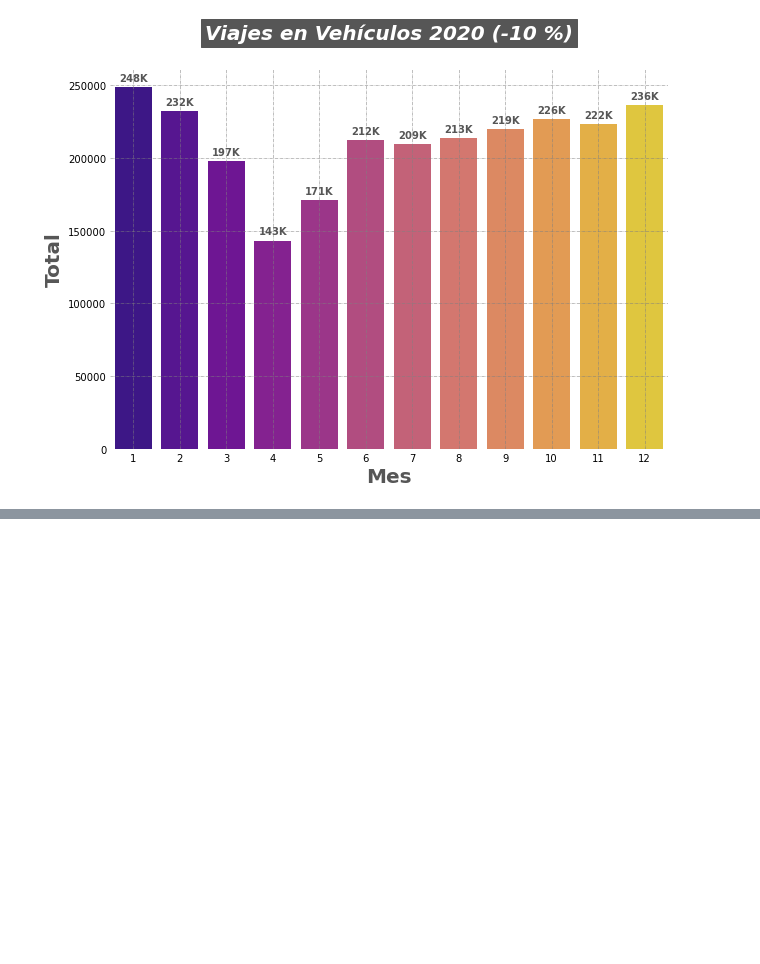
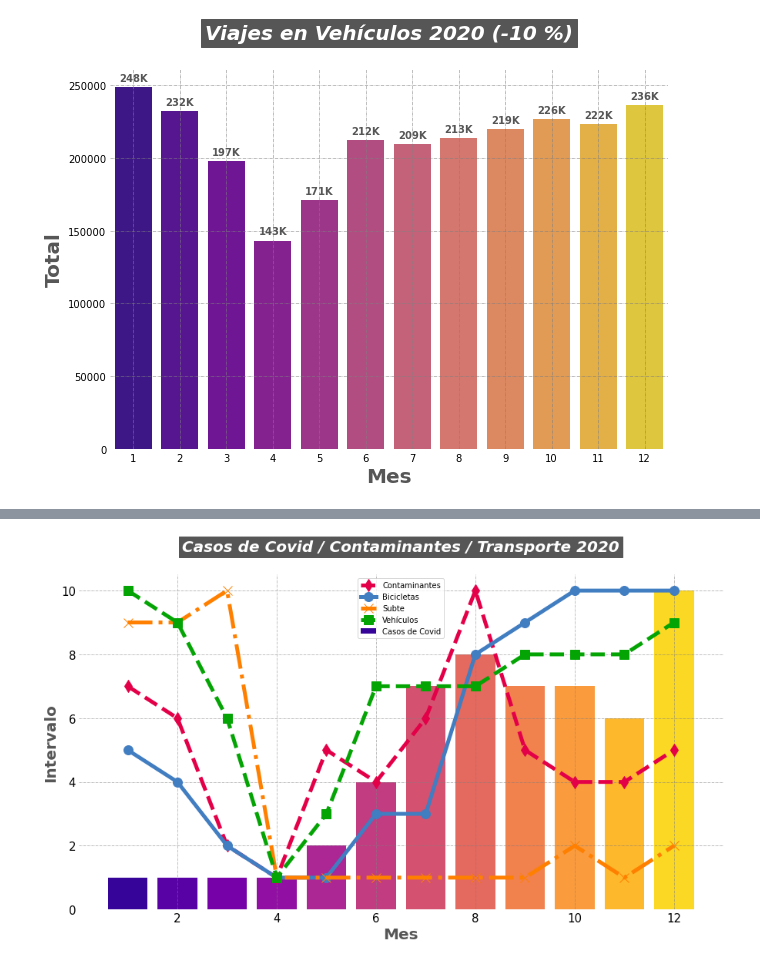
Before and after one commit to fernandorgonzalez/cursos-eant-python_data_analytics-proyecto, a Jupyter notebook: pda-lm-n-294-1.ipynb, the cells around one changed output, grey strips where cells are left out. Saved outputs shown, nothing was run; the diff lists cells and outputs as text; code cells hidden in the pictures; blank space fills up the shorter version.

Commit message:
Actualizando gráfico de comparación

```diff
--- a/pda-lm-n-294-1.ipynb
+++ b/pda-lm-n-294-1.ipynb
@@ -360,0 +363,35 @@ plt.show()
+# %%
+#Otra Alternativa
+#Visualización de la comparación entre los Casos de Covid, Contaminantes y Viajes en Tranporte
+plt.figure(figsize=(15,8))
+
+#Estilo de la gráfica
+plt.style.use('fast')
+
+#Casos de Covid: generación de Barplot
+plt.bar(df_covid.Mes,df_covid.Intervalo,color = paleta_comparacion ,label='Casos de Covid')
+
+#Contaminantes: generación de Lineplot
+plt.plot(df_contaminantes.Mes,df_contaminantes.Intervalo,color='#E30049',linestyle='--',marker='d',markersize=12,linewidth=5,label='Contaminantes')
+
+#Bicicletas: generación de Lineplot
+plt.plot(df_bicicletas.Mes,df_bicicletas.Intervalo,color='#417DC1', linestyle='-', marker='o',markersize=12,linewidth=5, label='Bicicletas')
+
+#Subte: generación de Lineplot
+plt.plot(df_subte.Mes,df_subte.Intervalo,color='#FF8000', linestyle='-.', marker='x',markersize=12,linewidth=5, label='Subte')
+
+#Vehículos:generación de Lineplot
+plt.plot(df_vehiculos.Mes,df_vehiculos.Intervalo,color='#04A404', linestyle='--', marker='s',markersize=12,linewidth=5, label='Vehículos')
+
+plt.title("Casos de Covid / Contaminantes / Transporte 2020", fontsize = 20,backgroundcolor="#565656",
+  weight="bold",color="white",style="italic",loc="center",pad=30)
+plt.xlabel('Mes',weight="bold",size=20,color="#565656")
+plt.ylabel('Intervalo',weight="bold",size=20,color="#565656")
+plt.tick_params(labelsize=15,length=0)
+plt.box(False)
+plt.grid(linewidth=0.5,color="grey",linestyle="-.")
+plt.legend() #Levanta los labels
+
+plt.show()
+# %% [output]
+[figure, added]
```
Also changed, not shown: parts of 5 cells of this notebook.
